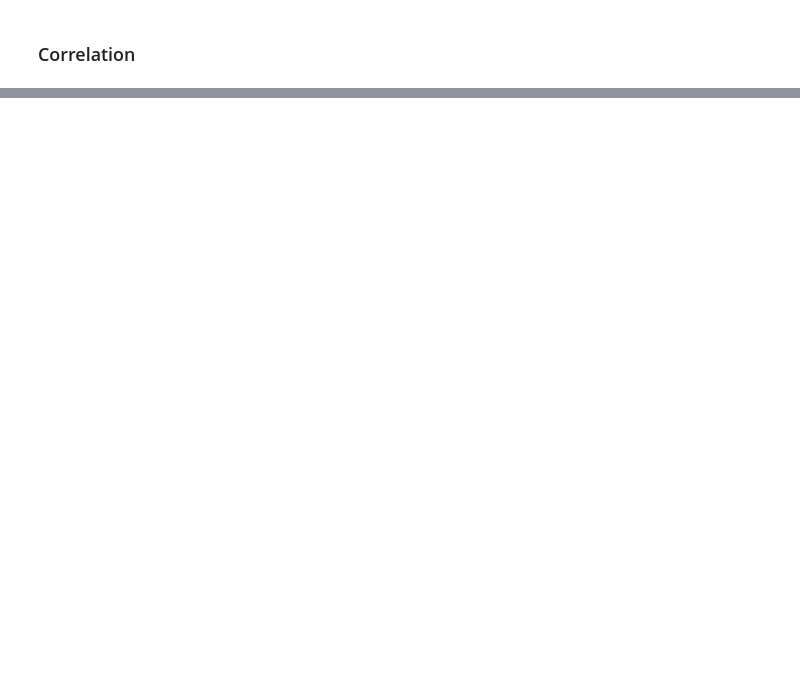
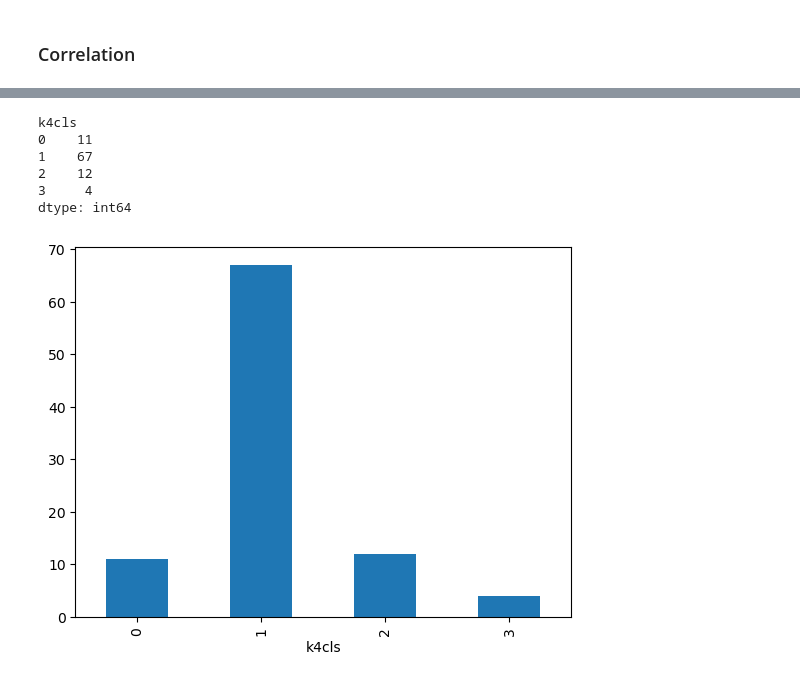
Before and after one commit to agnesutovaite/geospatial, a Jupyter notebook: project_notebook.ipynb, the cells around one changed output, grey strips where cells are left out. Cells and saved outputs as stored; diff of their text form; code cells hidden in the pictures; blank space fills up the shorter version.

Commit message:
added stuff to clustering part

```diff
--- a/project_notebook.ipynb
+++ b/project_notebook.ipynb
@@ -482,0 +597,5 @@ data[['TFR', 'master_perc_st', 'disp_income_avg_k_st', 'dwelling_above_74_perc_s
+# %%
+cluster_cols_scaled = [c+'_scaled' for c in cols]
+# %%
+# Run the clustering algorithm
+k4cls = kmeans4.fit(gdf[cluster_cols_scaled])
@@ -482,0 +610,3 @@ data[['TFR', 'master_perc_st', 'disp_income_avg_k_st', 'dwelling_above_74_perc_s
+# %%
+# append to original data
+gdf['k4cls'] = k4cls.labels_
@@ -482,0 +641,15 @@ data[['TFR', 'master_perc_st', 'disp_income_avg_k_st', 'dwelling_above_74_perc_s
+# %%
+# Count of municipalities is in each group
+k4sizes = gdf.groupby('k4cls').size()
+k4sizes
+# %% [output]
+k4cls
+0    11
+1    67
+2    12
+3     4
+dtype: int64
+# %%
+k4sizes.plot.bar();
+# %% [output]
+[figure, added]
```
Also changed, not shown: parts of 38 cells of this notebook, 6 other files.
